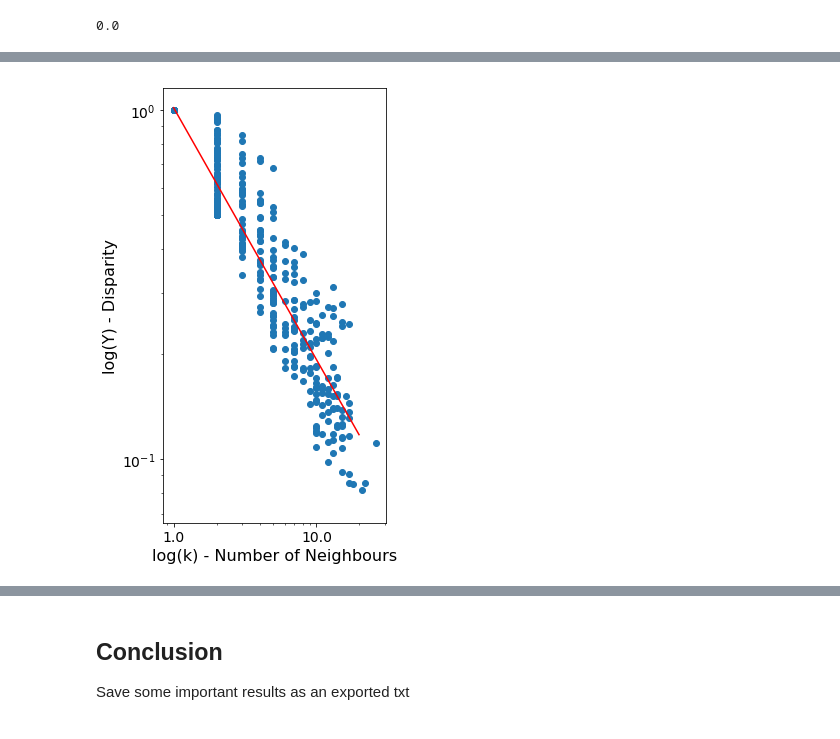
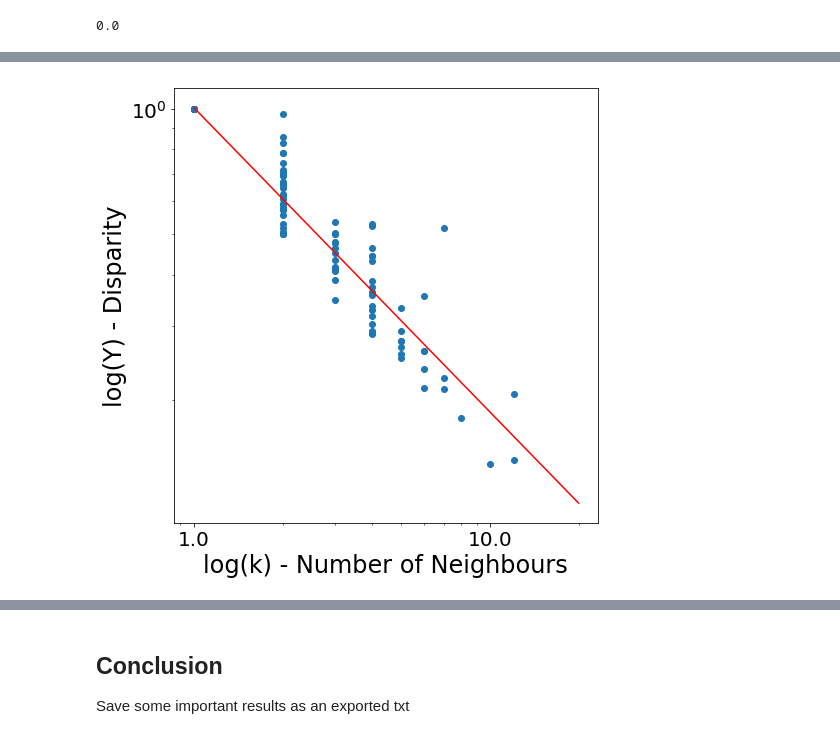
Before and after one commit to TobiasW1891/Networks, a Jupyter notebook: Ligen General Distribution.ipynb, the cells around one changed output, grey strips where cells are left out. Drawn from its saved outputs; the diff is of its cells as text; code cells hidden in the pictures.

Commit message:
Now for all available years
Including the years 1992 - 2007

```diff
--- a/Ligen General Distribution.ipynb
+++ b/Ligen General Distribution.ipynb
@@ -27,7 +27,7 @@ import statsmodels.api as sm
 # https://github.com/MridulS/pydata-networkx
 # https://datapane.com/u/khuyentran1401/reports/63OQaRk/pyvis-visualize-interactive-network-graphs-in-python/
 # %%
-year = "2007"
+year = "1992"
 # %%
 BuLi = pd.read_csv(r"DataFootball/"+year+"_german_bundesliga_1.csv")
 PL = pd.read_csv(r"DataFootball/"+year+"_english_premier_league.csv")
@@ -94,7 +94,10 @@ old = ["Leicester", "SC Paderborn", "Real Betis", "Sassuolo", "Liverpool", "Watf
       "Stade Rennais FC", "Athletic", "1.FC K'lautern", "Preston", "Spurs", "Bor. Dortmund", '1. FC Kaiserslautern',
       'Anzhi', 'Bay. Leverkusen', 'Birmingham',  'Blackburn', 'Brescia', "Bor. M'gladbach", 'Burnley', 'Krasnodar',
       'Loko Moscow','Parma', 'Preston NE','Scunthorpe Utd.','Sheffield Utd.','Sunderland','TSG Hoffenheim',
-       'Tottenham Hotspur','West Bromwich Albion','Wigan Athletic','Wolves', "Southampton"]
+       'Tottenham Hotspur','West Bromwich Albion','Wigan Athletic','Wolves', "Southampton", "Alavés",
+      "FC Penafiel", "Luton Town", "Academica Coimbra", "Plymouth Argyle", "CD Nacional", "Fulham FC",
+      'AC Fiorentina','Atalanta', "Sparta R.", "Vitesse Arnhem", 'Udinese',
+       "Padova" ,'FC Internazionale', 'Milan', "Genoa 1893", "Piacenza FC"]
 # %%
 new = ["Leicester City", "SC Paderborn 07", "Real Betis Balompié", "US Sassuolo", "Liverpool FC", "Watford FC",
       "QPR", "Brighton", "Man Utd", "Inter Milan", "Sampdoria", "Genoa CFC", "Juventus", "SC Braga",
@@ -111,7 +114,9 @@ new = ["Leicester City", "SC Paderborn 07", "Real Betis Balompié", "US Sassuolo
       "Borussia Dortmund", '1.FC Kaiserslautern','Anzhi Makhachkala','Bayer 04 Leverkusen','Birmingham City','Blackburn Rovers',
       'Brescia Calcio', 'Borussia Mönchengladbach', 'Burnley FC','Kuban Krasnodar','Lokomotiv Moscow','Parma FC','Preston North End',
       'Scunthorpe United','Sheffield United','Sunderland AFC','TSG 1899 Hoffenheim','Tottenham Hotspurs','West Brom',
-      'Wigan','Wolverhampton Wanderers', "Southampton FC"]
+      'Wigan','Wolverhampton Wanderers', "Southampton FC", "Deportivo Alavés", "Penafiel", "Luton", "Coimbra",
+      "Plymouth", "Nacional", "Fulham",'Fiorentina','Atalanta BC', "Sparta Rotterdam", "Vitesse", 'Udinese Calcio',
+      "Calcio Padova",'Inter Milan', 'Milan AC', "Genoa CFC", "Piacenza"]
 # %%
 for i in range(len(new)):
     DF = Change(DF, old[i], new[i])
@@ -1132,27 +1210,27 @@ print(reg.coef_[0]) # reasonably close to -1?
 # %%
 
 
 x = degrees_undir
 y = Y
-plt.figure(figsize=(4,8))
+plt.figure(figsize=(7.6,8))
 plt.scatter(x, y)
 plt.xscale('log')
 plt.yscale('log')
 
 plt.plot(np.exp(np.arange(0,3,0.01)),
         np.exp(reg.predict(np.arange(0,3,0.01).reshape(-1, 1))), color="red")
 
 ax = plt.gca()
 ax.xaxis.set_major_formatter(ScalarFormatter())
-plt.xlabel("log(k) - Number of Neighbours",fontsize=16)
-plt.ylabel("log(Y) - Disparity",fontsize=16)
-plt.xticks(fontsize=14, rotation=0)
-plt.yticks(fontsize=14, rotation=0)
-plt.savefig(year+"_DisparityPlot",bbox_inches='tight')
+plt.xlabel("log(k) - Number of Neighbours",fontsize=24)
+plt.ylabel("log(Y) - Disparity",fontsize=24)
+plt.xticks(fontsize=20, rotation=0)
+plt.yticks(fontsize=20, rotation=0)
+plt.savefig(year+"_DisparityPlot_new",dpi = 1200,bbox_inches='tight')
 
 plt.show()
 # %% [output]
-[figure, old version]
+[figure, new version]
 # %%
 
 X = np.log(degrees_undir).reshape(-1, 1)
```
Also changed, not shown: parts of 61 cells of this notebook, 1 other file.
